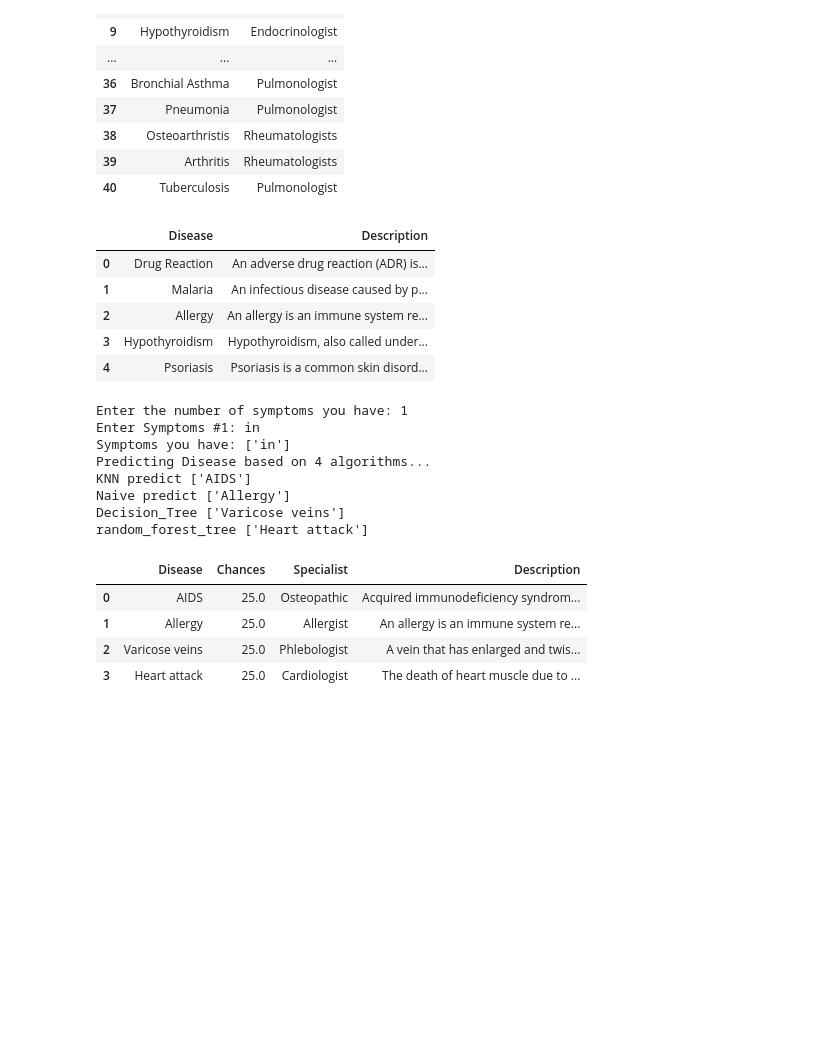
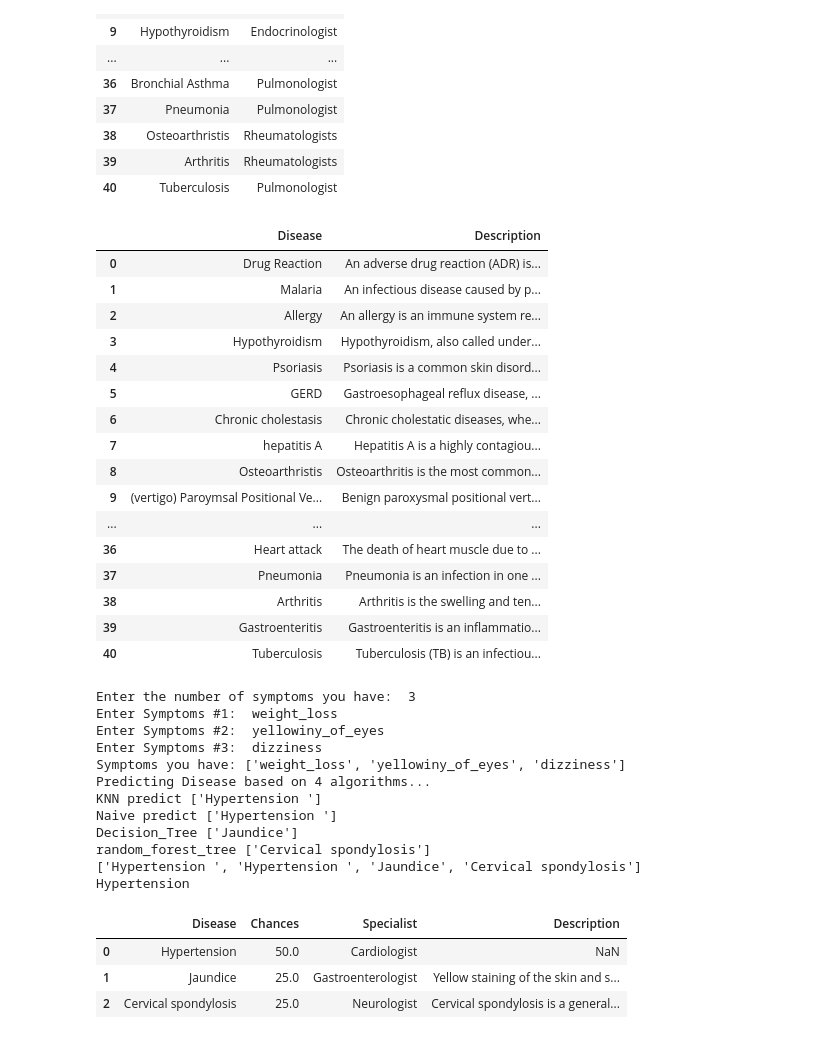
Before and after one commit to EmanElsayed2002/Disease_Recommendation, a Jupyter notebook: DiseaseRecommendation.ipynb, the cells around one changed output. Cells and saved outputs as stored; diff of their text form; code cells hidden in the pictures; blank space fills up the shorter version.

```diff
--- a/DiseaseRecommendation.ipynb
+++ b/DiseaseRecommendation.ipynb
@@ -331,12 +353,25 @@ doc_vs_dis
 | 40 | Tuberculosis | Pulmonologist |
 # %%
 des_data = pd.read_csv("Datasets/DescriptionOfDisease.csv")
+des_data.dropna(inplace=True)
+# des_data=des_data.replace([np.inf, -np.inf], np.nan).dropna()
 # %%
-des_data.head()
+des_data
 # %% [output]
 |  | Disease | Description |
 | 0 | Drug Reaction | An adverse drug reaction (ADR) is... |
 | 1 | Malaria | An infectious disease caused by p... |
 | 2 | Allergy | An allergy is an immune system re... |
 | 3 | Hypothyroidism | Hypothyroidism, also called under... |
 | 4 | Psoriasis | Psoriasis is a common skin disord... |
+| 5 | GERD | Gastroesophageal reflux disease, ... |
+| 6 | Chronic cholestasis | Chronic cholestatic diseases, whe... |
+| 7 | hepatitis A | Hepatitis A is a highly contagiou... |
+| 8 | Osteoarthristis | Osteoarthritis is the most common... |
+| 9 | (vertigo) Paroymsal Positional Ve... | Benign paroxysmal positional vert... |
+| ... | ... | ... |
+| 36 | Heart attack | The death of heart muscle due to ... |
+| 37 | Pneumonia | Pneumonia is an infection in one ... |
+| 38 | Arthritis | Arthritis is the swelling and ten... |
+| 39 | Gastroenteritis | Gastroenteritis is an inflammatio... |
+| 40 | Tuberculosis | Tuberculosis (TB) is an infectiou... |
@@ -362,7 +399,8 @@ def test_input():
     for column in test_col:
         test_data[column] = 1 if column in symptoms else 0
     test_data = {k: int(v) for k, v in test_data.items()}
-    test_df = pd.DataFrame(test_data, index=[0])
+    test_df = pd.DataFrame(test_data, index=[0], dtype=float)
+#     print(test_df)
     print("Predicting Disease based on 4 algorithms...")
 
 
@@ -383,31 +421,51 @@ def test_input():
     predicted.extend(y_pred_dt)
 
 
+
     rft , random_forest_tree = apply_random_forest_classifier(X_train, test_df, y_train)
     random_forest_tree = le.inverse_transform(random_forest_tree)
     print(f'random_forest_tree {random_forest_tree}')
     predicted.extend(random_forest_tree)
+
+#     for i in len(predicted):
+    print(predicted)
+    for i in des_data['Disease']:
+        if i == 'Hypertension':
+            print(i)
+
+
+
 
 
     disease_counts = Counter(predicted)
     percentage_per_disease = {disease: (count / 4) * 100 for disease, count in disease_counts.items()}
     result_df = pd.DataFrame({"Disease": list(percentage_per_disease.keys()),
                                "Chances": list(percentage_per_disease.values())})
+
     result_df = result_df.merge(doc_vs_dis, on='Disease', how='left' , suffixes=('_Specialist', '_doc_vs_dis'))
-    result_df = result_df.merge(des_data, on='Disease', how='left' ,  suffixes=('_Description', '_des_data'))
+    des_data.dropna(subset=['Description'], inplace=True)
+
+    result_df = result_df.merge(des_data, on='Disease', how='left', suffixes=('_Description', '_des_data'))
+#     result_df.fillna({'Specialist': 'There is No Specialist', 'Description': 'There is No Description'}, inplace=True)
+
+
     return result_df
+
 test_input()
 # %% [output]
-Enter the number of symptoms you have: 1
-Enter Symptoms #1: in
-Symptoms you have: ['in']
+Enter the number of symptoms you have:  3
+Enter Symptoms #1:  weight_loss
+Enter Symptoms #2:  yellowiny_of_eyes
+Enter Symptoms #3:  dizziness
+Symptoms you have: ['weight_loss', 'yellowiny_of_eyes', 'dizziness']
 Predicting Disease based on 4 algorithms...
-KNN predict ['AIDS']
-Naive predict ['Allergy']
-Decision_Tree ['Varicose veins']
-random_forest_tree ['Heart attack']
+KNN predict ['Hypertension ']
+Naive predict ['Hypertension ']
+Decision_Tree ['Jaundice']
+random_forest_tree ['Cervical spondylosis']
+['Hypertension ', 'Hypertension ', 'Jaundice', 'Cervical spondylosis']
+Hypertension
 |  | Disease | Chances | Specialist | Description |
-| 0 | AIDS | 25.0 | Osteopathic | Acquired immunodeficiency syndrom... |
-| 1 | Allergy | 25.0 | Allergist | An allergy is an immune system re... |
-| 2 | Varicose veins | 25.0 | Phlebologist | A vein that has enlarged and twis... |
-| 3 | Heart attack | 25.0 | Cardiologist | The death of heart muscle due to ... |
+| 0 | Hypertension | 50.0 | Cardiologist | NaN |
+| 1 | Jaundice | 25.0 | Gastroenterologist | Yellow staining of the skin and s... |
+| 2 | Cervical spondylosis | 25.0 | Neurologist | Cervical spondylosis is a general... |
```
Also changed, not shown: parts of 12 cells of this notebook, 1 other file.
